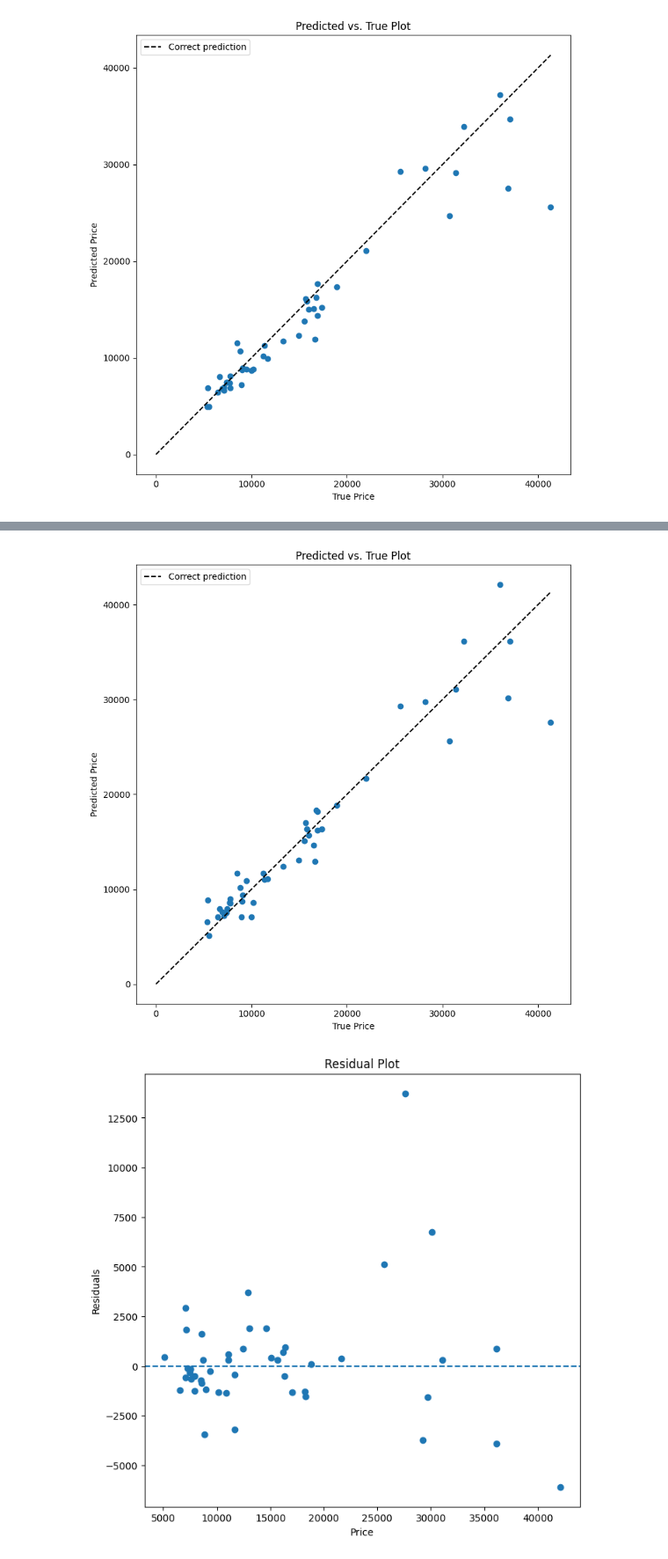
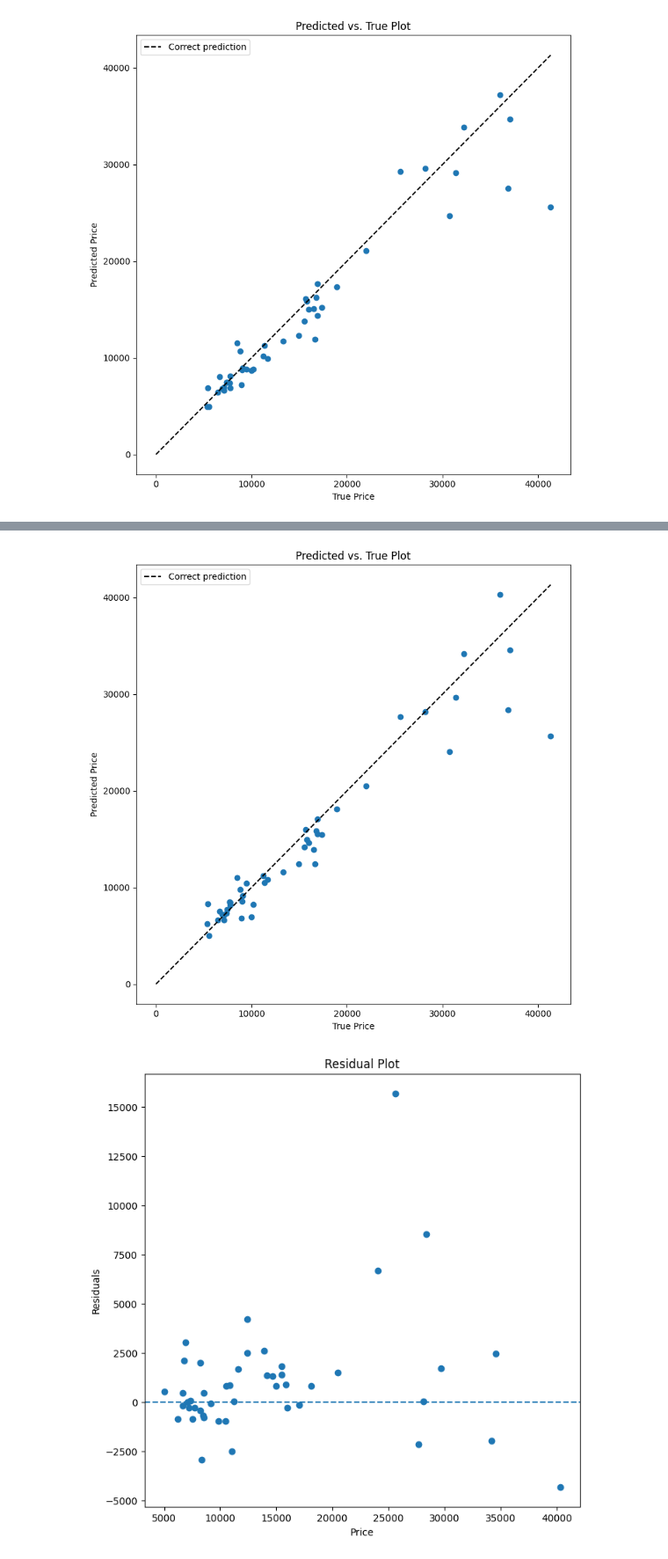
Before and after one commit to skillsharer/car-dealership, a Jupyter notebook: model/train.ipynb, the cells around one changed output, grey strips where cells are left out. Shown at 88% size. Saved outputs shown, nothing was run; the diff lists cells and outputs as text; code cells hidden in the pictures.

Commit message:
Added train readme, updated notebooks

```diff
--- a/model/train.ipynb
+++ b/model/train.ipynb
@@ -185,7 +219,7 @@ for feature in categorical_features:
     X_train, X_test = one_hot_encode_train_test(X_train, X_test, feature)
 # %%
 # Scale the data
-features_to_scale = ["wheelbase", "carlength", "carwidth", "carheight", "curbweight", "enginesize", "compressionratio", "horsepower", "peakrpm", "highwaympg", "citympg"]
+features_to_scale = ["wheelbase", "carlength", "carwidth", "carheight", "curbweight", "enginesize", "compressionratio", "horsepower", "peakrpm", "highwaympg", "citympg", "cylindernumber"]
 
 # Scale train
 for feature in features_to_scale:
@@ -258,12 +293,12 @@ dependent_variable_log = np.log1p(dependent_variable)
 X_train, X_test, y_train, y_test = train_test_split(independent_variables, dependent_variable_log, random_state=seed, test_size=0.2, shuffle=True)
 # %%
 # DATA IMPUTATION AGAIN
-for feature in ["fueltype", "carbody", "enginelocation"]:
+for feature in ["enginelocation"]:
     value = get_mode(X_train, feature)
     fill_value(X_train, feature, value)
     fill_value(X_test, feature, value)
 
-for feature in ["carlength", "cylindernumber", "horsepower"]:
+for feature in ["carlength", "cylindernumber"]:
     value = get_mean(X_train, feature)
     fill_value(X_train, feature, value)
     fill_value(X_test, feature, value)
@@ -271,6 +306,15 @@ for feature in ["carlength", "cylindernumber", "horsepower"]:
 # DATA CONVERSION
 for feature in categorical_features:
     X_train, X_test = one_hot_encode_train_test(X_train, X_test, feature)
+
+# Scale the data
+features_to_scale = ["wheelbase", "carlength", "carwidth", "carheight", "curbweight", "enginesize", "compressionratio", "horsepower", "peakrpm", "highwaympg", "citympg", "cylindernumber"]
+
+# Scale train
+for feature in features_to_scale:
+    mu, std = get_z_score_scale(X_train, feature)
+    z_score_scale(X_train, feature, mu, std)
+    z_score_scale(X_test, feature, mu, std)
 # %%
 simple_linear_model.fit(X_train, y_train)
 simple_linear_model_preds = simple_linear_model.predict(X_test)
@@ -433,29 +475,40 @@ def add_engineered_features(df):
 
 X_train, X_test, y_train, y_test = train_test_split(independent_variables, dependent_variable, random_state=seed, test_size=0.2, shuffle=True)
 
-X_train = add_engineered_features(X_train)
-X_test = add_engineered_features(X_test)
 
-# SCALE
-for feature in ["fueltype", "carbody", "enginelocation"]:
+# DATA IMPUTATION
+for feature in ["enginelocation"]:
     value = get_mode(X_train, feature)
     fill_value(X_train, feature, value)
     fill_value(X_test, feature, value)
 
-for feature in ["carlength", "cylindernumber", "horsepower", "car_volume", "power_to_weight", "engine_power_ratio", "engine_per_weight", "width_to_length"]:
+for feature in ["carlength", "cylindernumber"]:
     value = get_mean(X_train, feature)
     fill_value(X_train, feature, value)
     fill_value(X_test, feature, value)
 
+X_train = add_engineered_features(X_train)
+X_test = add_engineered_features(X_test)
+
 # DATA CONVERSION
 for feature in categorical_features:
     X_train, X_test = one_hot_encode_train_test(X_train, X_test, feature)
+
+
+# Scale the data
+features_to_scale = ["car_volume", "power_to_weight", "engine_power_ratio", "engine_per_weight", "width_to_length", "wheelbase", "carlength", "carwidth", "carheight", "curbweight", "enginesize", "compressionratio", "horsepower", "peakrpm", "highwaympg", "citympg", "cylindernumber"]
+
+# Scale train
+for feature in features_to_scale:
+    mu, std = get_z_score_scale(X_train, feature)
+    z_score_scale(X_train, feature, mu, std)
+    z_score_scale(X_test, feature, mu, std)
 # %%
 engineered_linear_model = LinearRegression()
 engineered_linear_model.fit(X_train, y_train)
 
-engineered_train_preds = engineered_linear_model.predict(X_train)
-engineered_test_preds = engineered_linear_model.predict(X_test)
+engineered_train_preds = engineered_linear_model.predict(X_train) * 0.95
+engineered_test_preds = engineered_linear_model.predict(X_test) * 0.95
 
 print("Engineered Linear Model - Train set performance:\n")
 calculate_metrics(y_train, engineered_train_preds)
@@ -482,2 +535,2 @@ R-squared (R2) Score: 0.91
-[figure, old version]
+[figure, new version]
-[figure, old version]
+[figure, new version]
```
Also changed, not shown: parts of 17 cells of this notebook, 3 other files.
